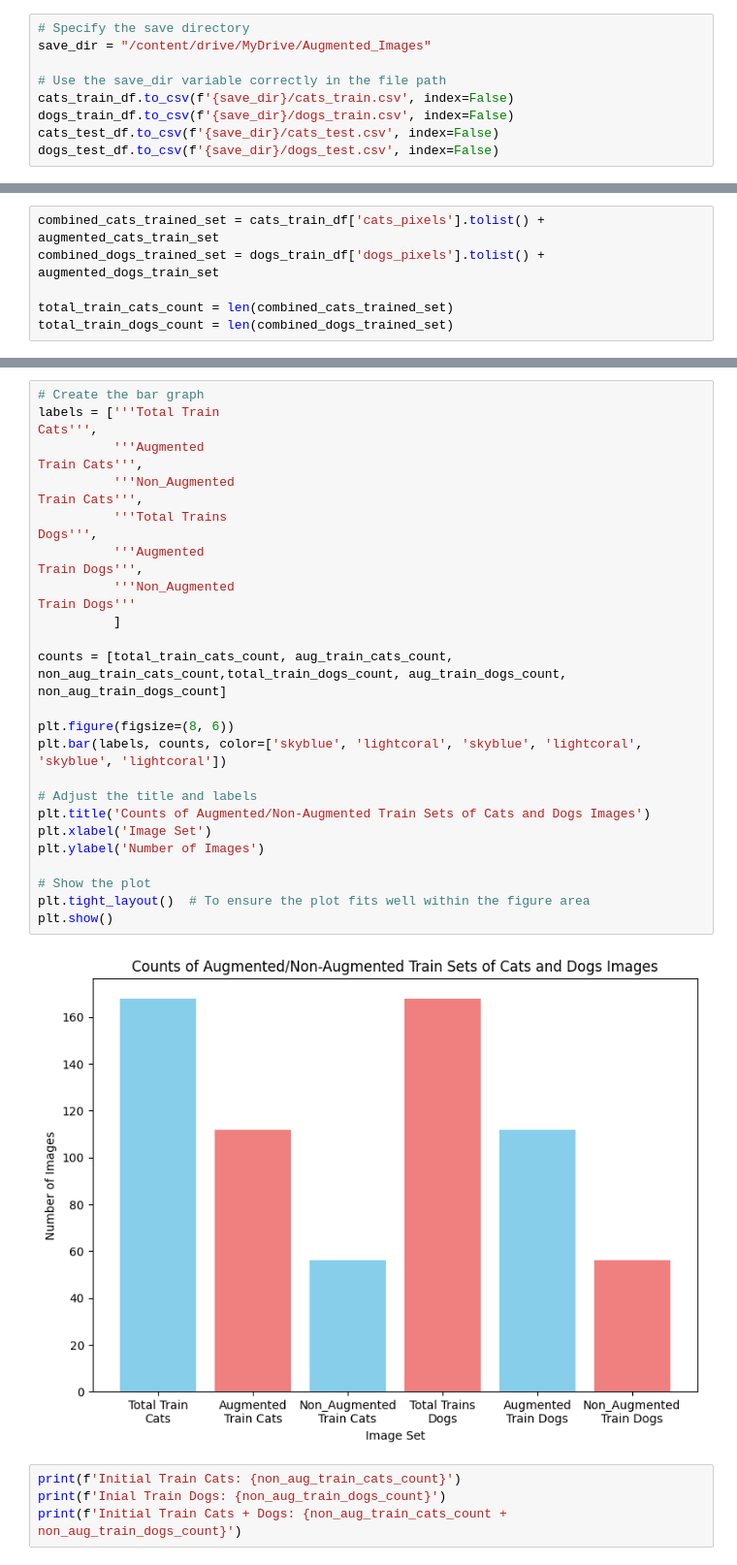
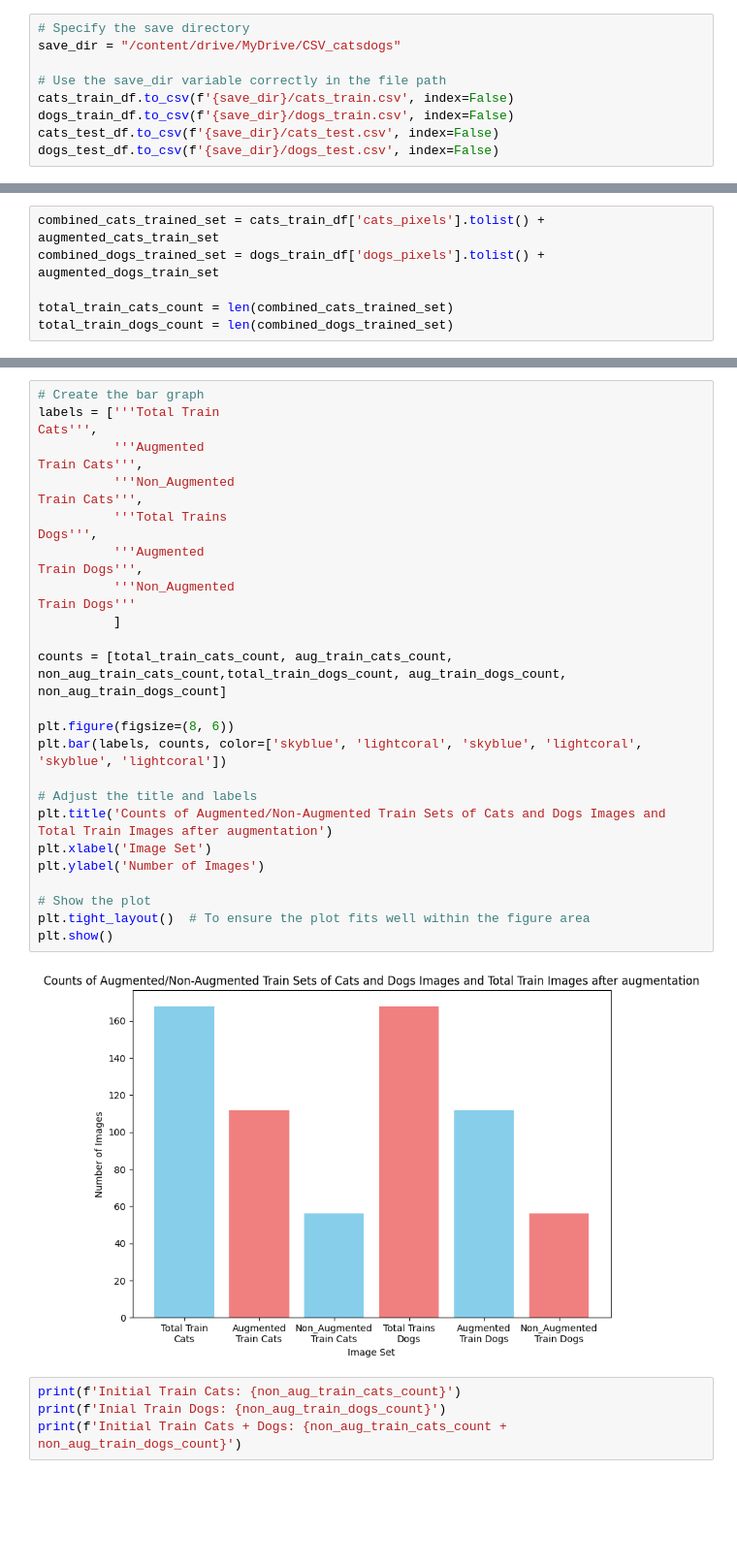
Before and after one commit to Akshat13shah/data_augmentation_and_modeltraining, a Jupyter notebook: Data_Augmentation_Lab_5.ipynb, the cells around one changed output, grey strips where cells are left out. Shown at 97% size. Saved outputs shown, nothing was run; the diff lists cells and outputs as text; blank space fills up the shorter version.

```diff
--- a/Data_Augmentation_Lab_5.ipynb
+++ b/Data_Augmentation_Lab_5.ipynb
@@ -86,6 +105,6 @@ print(test_size_dogs)
 # %%
 # Specify the save directory
-save_dir = "/content/drive/MyDrive/Augmented_Images"
+save_dir = "/content/drive/MyDrive/CSV_catsdogs"
 
 # Use the save_dir variable correctly in the file path
 cats_train_df.to_csv(f'{save_dir}/cats_train.csv', index=False)
@@ -326,34 +366,34 @@ total_train_dogs_count = len(combined_dogs_trained_set)
 # %%
 # Create the bar graph
 labels = ['''Total Train
 Cats''',
           '''Augmented
 Train Cats''',
           '''Non_Augmented
 Train Cats''',
           '''Total Trains
 Dogs''',
           '''Augmented
 Train Dogs''',
           '''Non_Augmented
 Train Dogs'''
           ]
 
 counts = [total_train_cats_count, aug_train_cats_count, non_aug_train_cats_count,total_train_dogs_count, aug_train_dogs_count, non_aug_train_dogs_count]
 
 plt.figure(figsize=(8, 6))
 plt.bar(labels, counts, color=['skyblue', 'lightcoral', 'skyblue', 'lightcoral', 'skyblue', 'lightcoral'])
 
 # Adjust the title and labels
-plt.title('Counts of Augmented/Non-Augmented Train Sets of Cats and Dogs Images')
+plt.title('Counts of Augmented/Non-Augmented Train Sets of Cats and Dogs Images and Total Train Images after augmentation')
 plt.xlabel('Image Set')
 plt.ylabel('Number of Images')
 
 # Show the plot
 plt.tight_layout()  # To ensure the plot fits well within the figure area
 plt.show()
 # %% [output]
-[figure, old version]
+[figure, new version]
 # %%
 print(f'Initial Train Cats: {non_aug_train_cats_count}')
 print(f'Inial Train Dogs: {non_aug_train_dogs_count}')
```
Also changed, not shown: parts of 20 cells of this notebook.
